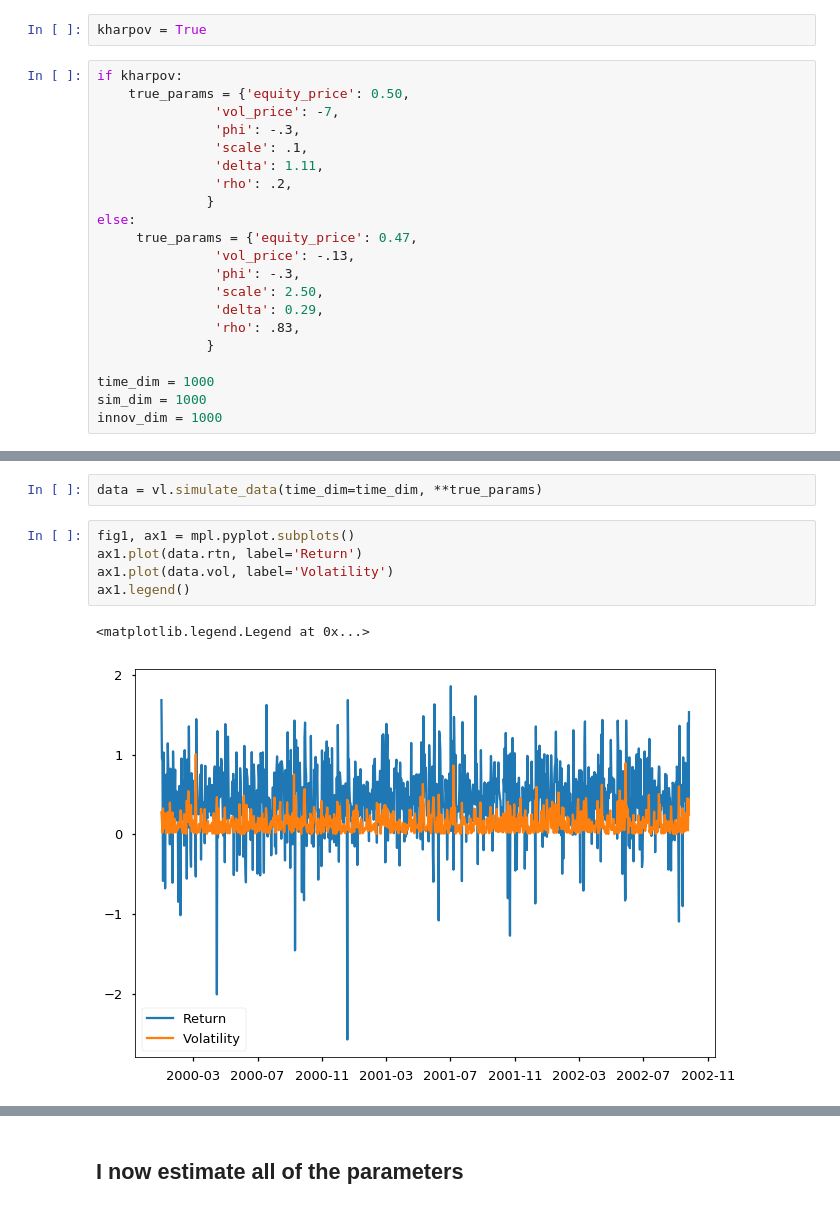
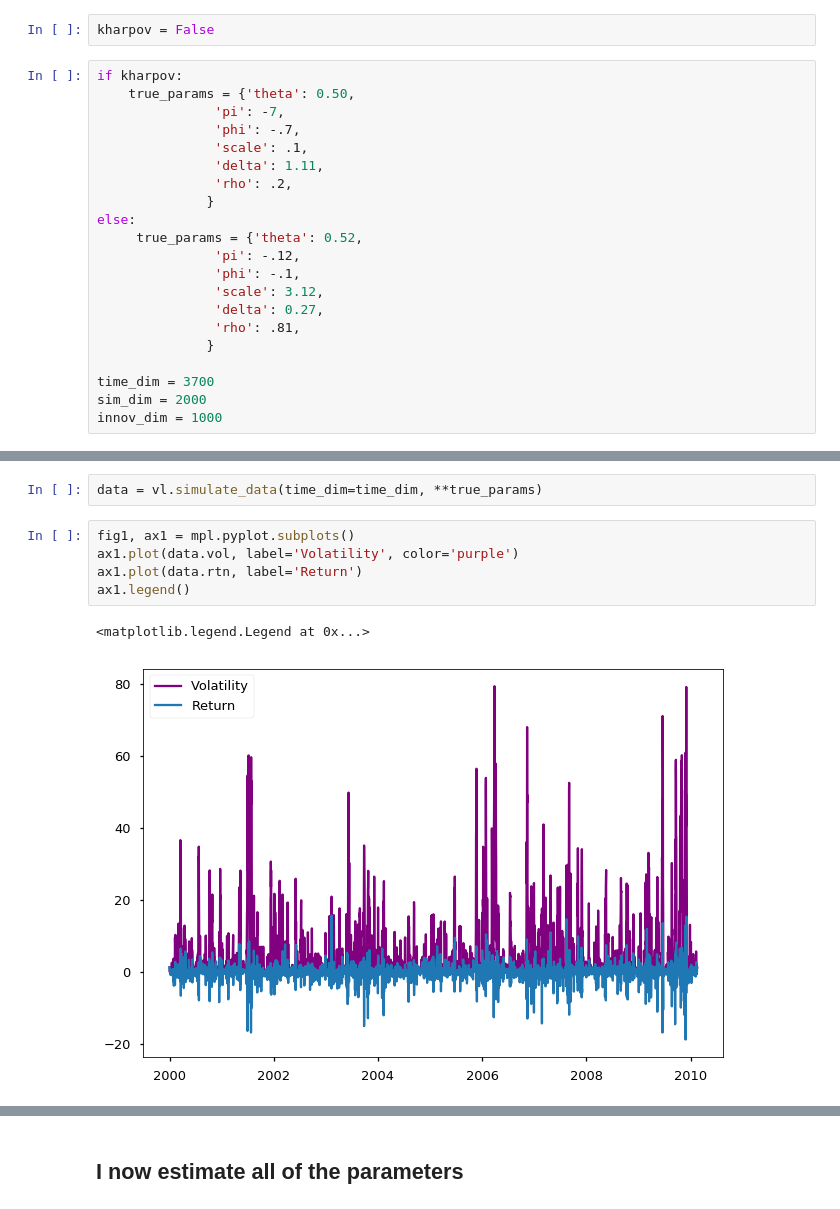
Before and after one commit to sangrey/RiskPriceInference, a Jupyter notebook: volpriceinference/simulations.ipynb, the cells around one changed output, grey strips where cells are left out. Saved outputs shown, nothing was run; the diff lists cells and outputs as text.

```diff
--- a/volpriceinference/simulations.ipynb
+++ b/volpriceinference/simulations.ipynb
@@ -26,27 +27,27 @@ root_logger.addHandler(error_handler)
 # %% [markdown]
 ## Setup the True Parameters /  Simulation Parameters
 # %%
-kharpov = True
+kharpov = False
 # %%
 if kharpov:
-    true_params = {'equity_price': 0.50,
-               'vol_price': -7,
-               'phi': -.3,
+    true_params = {'theta': 0.50,
+               'pi': -7,
+               'phi': -.7,
                'scale': .1,
                'delta': 1.11,
                'rho': .2,
               }
 else:
-     true_params = {'equity_price': 0.47,
-               'vol_price': -.13,
-               'phi': -.3,
-               'scale': 2.50,
-               'delta': 0.29,
-               'rho': .83,
+     true_params = {'theta': 0.52,
+               'pi': -.12,
+               'phi': -.1,
+               'scale': 3.12,
+               'delta': 0.27,
+               'rho': .81,
               }
 
-time_dim = 1000
-sim_dim = 1000
+time_dim = 3700
+sim_dim = 2000
 innov_dim = 1000
 # %% [markdown]
 ## Setup the linking functions.
@@ -89,9 +89,9 @@ total_true_params
 data = vl.simulate_data(time_dim=time_dim, **true_params)
 # %%
 fig1, ax1 = mpl.pyplot.subplots()
+ax1.plot(data.vol, label='Volatility', color='purple')
 ax1.plot(data.rtn, label='Return')
-ax1.plot(data.vol, label='Volatility')
 ax1.legend()
 # %% [output]
 <matplotlib.legend.Legend at 0x...>
-[figure, old version]
+[figure, new version]
```
Also changed, not shown: parts of 18 cells of this notebook, 3 other files.
